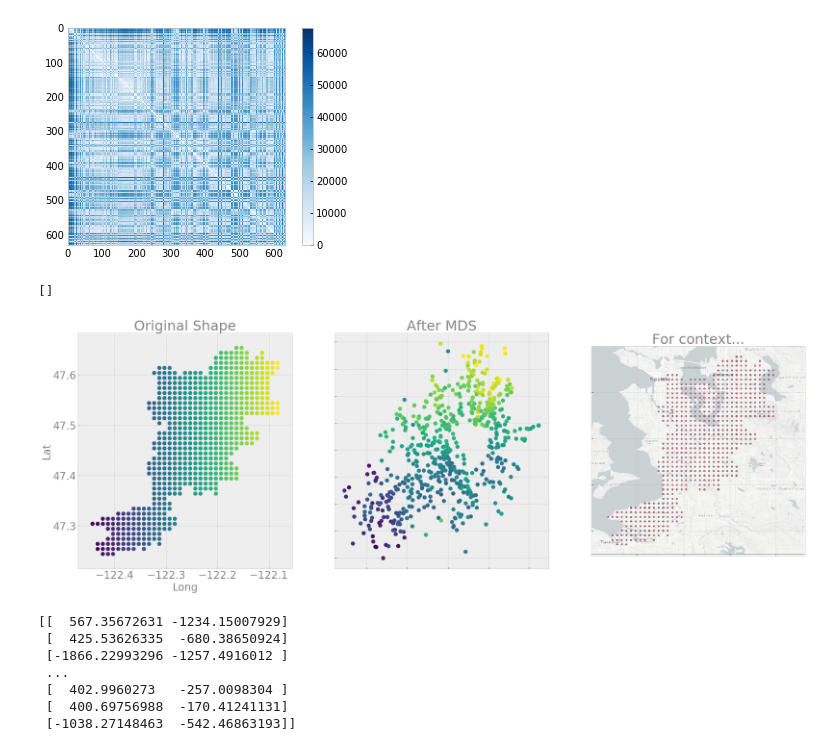
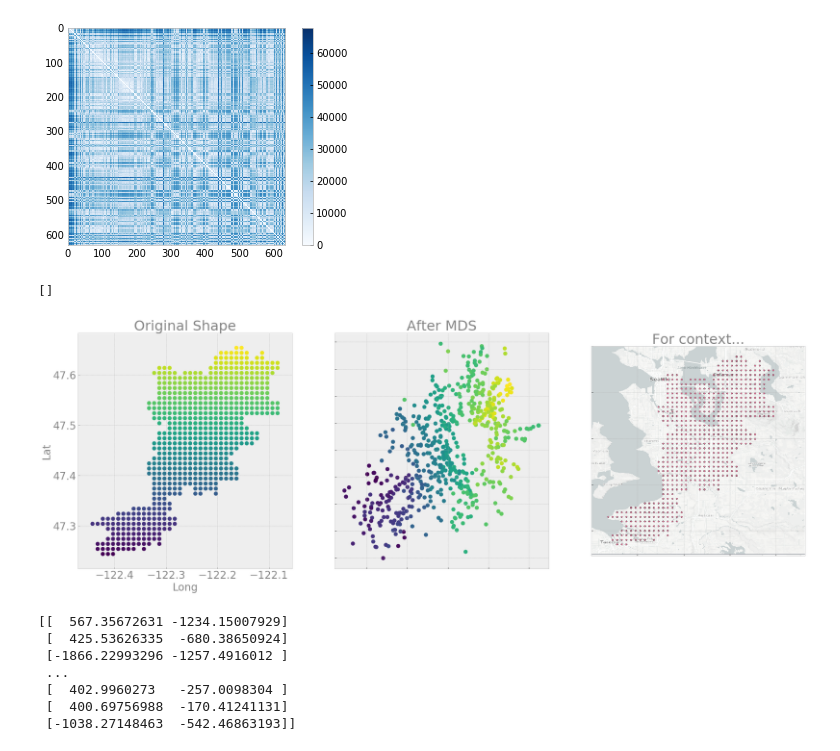
Before and after one commit to AustinJennings/Capstone, a Jupyter notebook: Notebooks/MDS_CD09_01.ipynb, the cells around one changed output. Cells and saved outputs as stored; diff of their text form; code cells hidden in the pictures.

```diff
--- a/Notebooks/MDS_CD09_01.ipynb
+++ b/Notebooks/MDS_CD09_01.ipynb
@@ -123,27 +118,27 @@ out = model.fit_transform(ttm)
 # %%
 #lets compare the MDS results to our original
 fig, (ax1, ax2, ax3) = plt.subplots(nrows=1, ncols=3, figsize=(30, 10))
 plt.style.use(['bmh'])
 
-ax1.scatter(lat,long, s = 80, c =lat, cmap=plt.cm.viridis)
+ax1.scatter(lat,long, s = 80, c =long, cmap=plt.cm.viridis)
 ax1.set_title('Original Shape', color='gray', fontsize=32)
 ax1.set_ylabel('Lat', color='gray', fontsize=24)
 ax1.set_xlabel('Long', color='gray', fontsize=24)
 ax1.tick_params(colors='gray', labelsize=24)
 
-ax2.scatter(out[:, 0], out[:, 1],s = 80, c =lat, cmap=plt.cm.viridis)
+ax2.scatter(out[:, 0], out[:, 1],s = 80, c =long, cmap=plt.cm.viridis)
 ax2.set_title('After MDS', color='gray', size=32)
 ax2.set_yticklabels([])
 ax2.set_xticklabels([])
 
 img = plt.imread('Shapes/09/CD09_01.png')
 ax3.imshow(img)
 ax3.set_title('For context...', color='gray', size=32)
 ax3.set_yticklabels([])
 ax3.set_xticklabels([])
 # %% [output]
 []
-[figure, old version]
+[figure, new version]
 # %%
 print(out)
 # %% [output]
```
Also changed, not shown: parts of 5 cells of this notebook.
